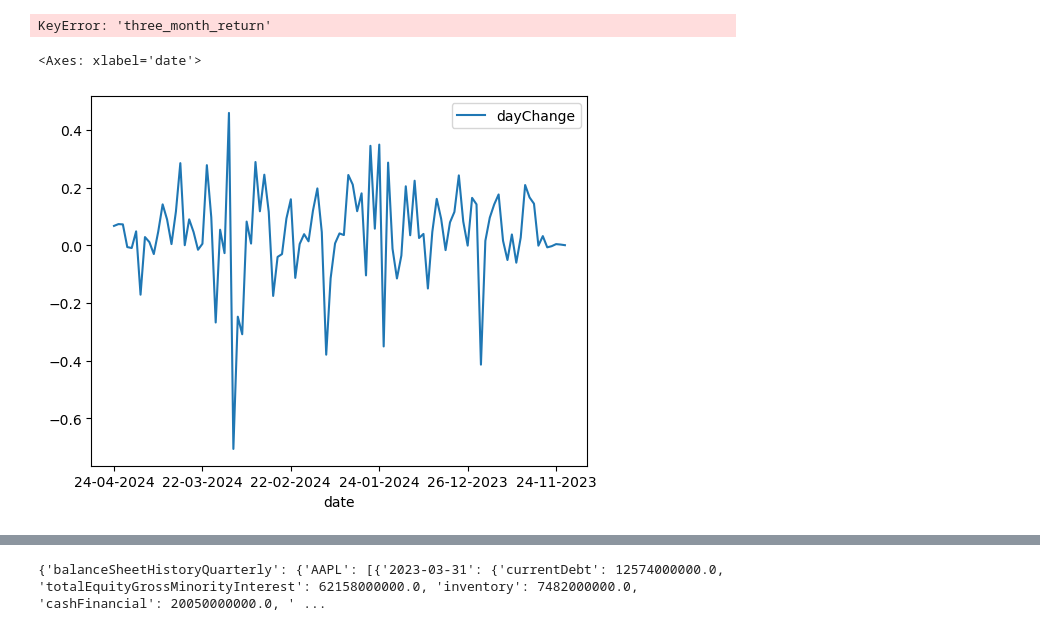
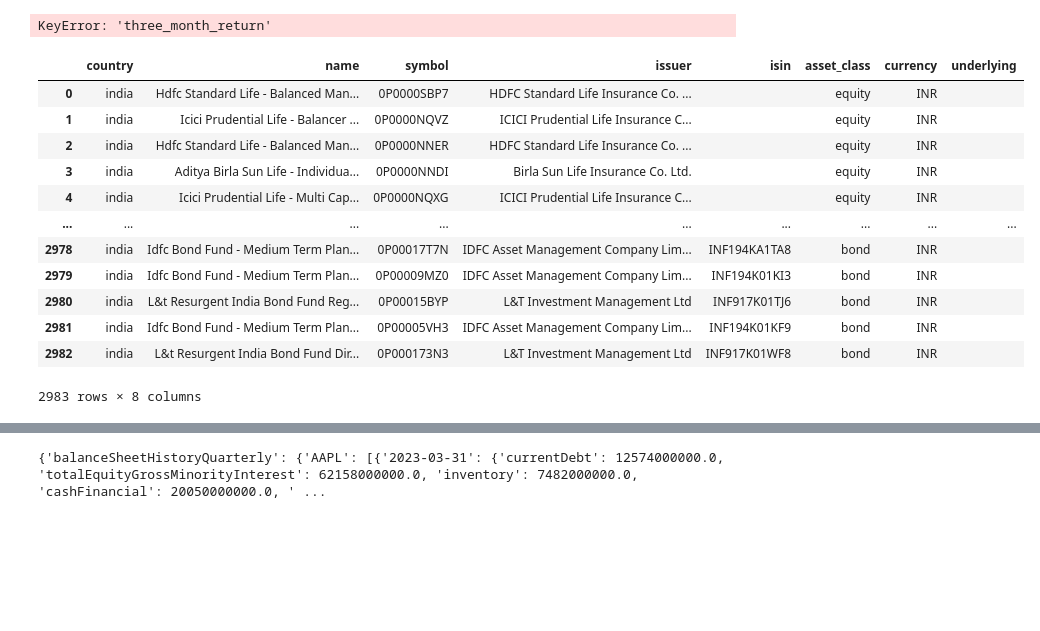
Before and after one commit to ansingh16/MF_analysis, a Jupyter notebook: Preprocess.ipynb, the cells around one changed output, grey strips where cells are left out. Drawn from its saved outputs; the diff is of its cells as text; code cells hidden in the pictures; blank space fills up the shorter version.

Commit message:
trying investpy

```diff
--- a/Preprocess.ipynb
+++ b/Preprocess.ipynb
@@ -384,8 +384,23 @@ data = mf.get_scheme_historical_nav(scheme_code,as_Dataframe=True)
-# %%
-data.plot()
-# %% [output]
-<Axes: xlabel='date'>
-[figure, removed]
+# %%
+import investpy
+
+funds = investpy.funds.get_funds(country='india')[['symbol','name']]
+# %%
+funds
+# %% [output]
+|  | country | name | symbol | issuer | isin | asset_class | currency | underlying |
+| 0 | india | Hdfc Standard Life - Balanced Man... | 0P0000SBP7 | HDFC Standard Life Insurance Co. ... |  | equity | INR |  |
+| 1 | india | Icici Prudential Life - Balancer ... | 0P0000NQVZ | ICICI Prudential Life Insurance C... |  | equity | INR |  |
+| 2 | india | Hdfc Standard Life - Balanced Man... | 0P0000NNER | HDFC Standard Life Insurance Co. ... |  | equity | INR |  |
+| 3 | india | Aditya Birla Sun Life - Individua... | 0P0000NNDI | Birla Sun Life Insurance Co. Ltd. |  | equity | INR |  |
+| 4 | india | Icici Prudential Life - Multi Cap... | 0P0000NQXG | ICICI Prudential Life Insurance C... |  | equity | INR |  |
+| ... | ... | ... | ... | ... | ... | ... | ... | ... |
+| 2978 | india | Idfc Bond Fund - Medium Term Plan... | 0P00017T7N | IDFC Asset Management Company Lim... | INF194KA1TA8 | bond | INR |  |
+| 2979 | india | Idfc Bond Fund - Medium Term Plan... | 0P00009MZ0 | IDFC Asset Management Company Lim... | INF194K01KI3 | bond | INR |  |
+| 2980 | india | L&t Resurgent India Bond Fund Reg... | 0P00015BYP | L&T Investment Management Ltd | INF917K01TJ6 | bond | INR |  |
+| 2981 | india | Idfc Bond Fund - Medium Term Plan... | 0P00005VH3 | IDFC Asset Management Company Lim... | INF194K01KF9 | bond | INR |  |
+| 2982 | india | L&t Resurgent India Bond Fund Dir... | 0P000173N3 | L&T Investment Management Ltd | INF917K01WF8 | bond | INR |  |
+2983 rows × 8 columns
 # %%
 import requests
 from bs4 import BeautifulSoup
```
Also changed, not shown: parts of 10 cells of this notebook, 1 other file.
